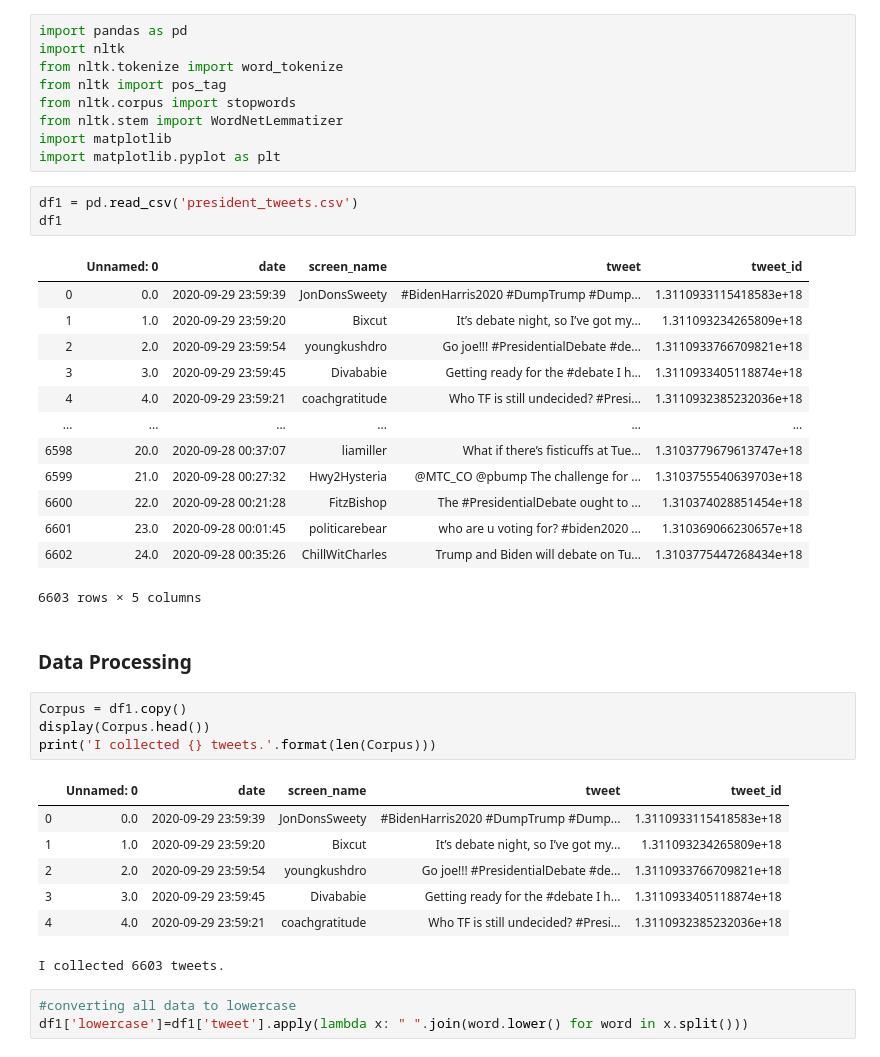
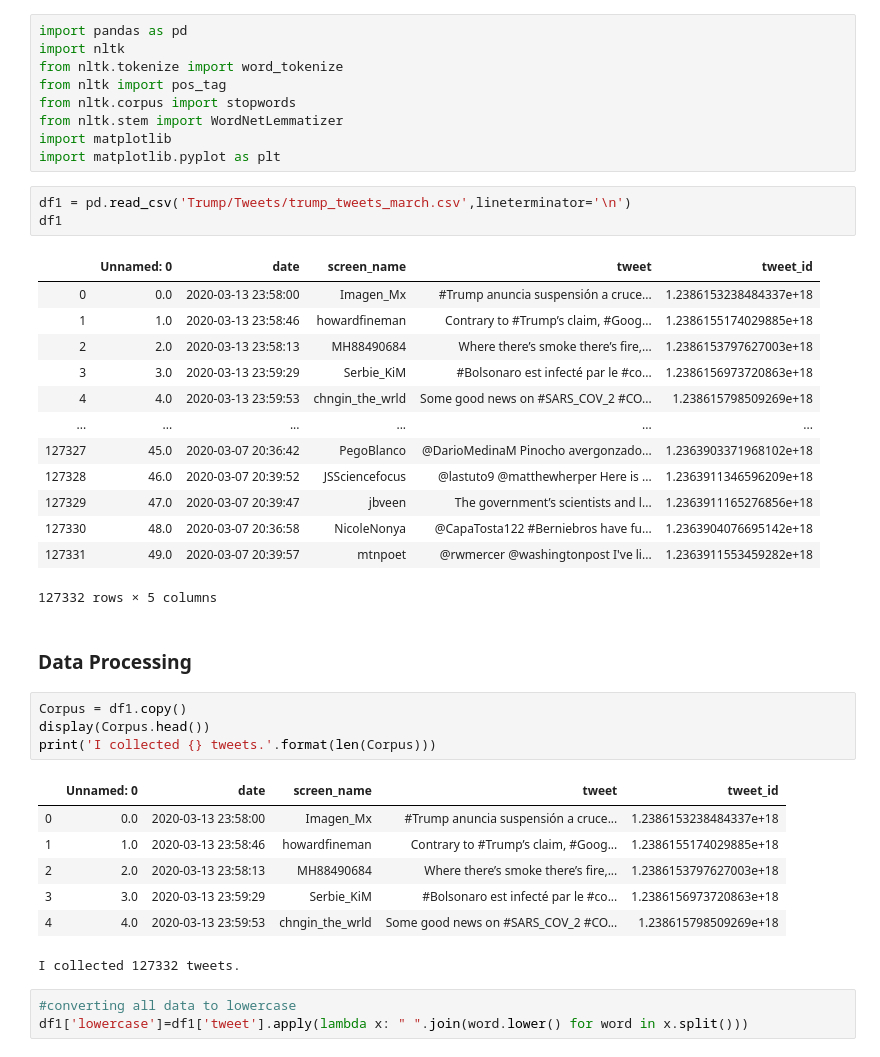
Before and after one commit to aparna-bhutani/TwitterScraper, a Jupyter notebook: TwitterScraper.ipynb, the cells around one changed output. Drawn from its saved outputs; the diff is of its cells as text.

```diff
--- a/TwitterScraper.ipynb
+++ b/TwitterScraper.ipynb
@@ -80,22 +81,22 @@ from nltk.stem import WordNetLemmatizer
 import matplotlib
 import matplotlib.pyplot as plt
 # %%
-df1 = pd.read_csv('president_tweets.csv')
+df1 = pd.read_csv('Trump/Tweets/trump_tweets_march.csv',lineterminator='\n')
 df1
 # %% [output]
 |  | Unnamed: 0 | date | screen_name | tweet | tweet_id |
-| 0 | 0.0 | 2020-09-29 23:59:39 | JonDonsSweety | #BidenHarris2020 #DumpTrump #Dump... | 1.3110933115418583e+18 |
-| 1 | 1.0 | 2020-09-29 23:59:20 | Bixcut | It’s debate night, so I’ve got my... | 1.311093234265809e+18 |
-| 2 | 2.0 | 2020-09-29 23:59:54 | youngkushdro | Go joe!!! #PresidentialDebate #de... | 1.3110933766709821e+18 |
-| 3 | 3.0 | 2020-09-29 23:59:45 | Divababie | Getting ready for the #debate I h... | 1.3110933405118874e+18 |
-| 4 | 4.0 | 2020-09-29 23:59:21 | coachgratitude | Who TF is still undecided? #Presi... | 1.3110932385232036e+18 |
+| 0 | 0.0 | 2020-03-13 23:58:00 | Imagen_Mx | #Trump anuncia suspensión a cruce... | 1.2386153238484337e+18 |
+| 1 | 1.0 | 2020-03-13 23:58:46 | howardfineman | Contrary to #Trump’s claim, #Goog... | 1.2386155174029885e+18 |
+| 2 | 2.0 | 2020-03-13 23:58:13 | MH88490684 | Where there’s smoke there’s fire,... | 1.2386153797627003e+18 |
+| 3 | 3.0 | 2020-03-13 23:59:29 | Serbie_KiM | #Bolsonaro est infecté par le #co... | 1.2386156973720863e+18 |
+| 4 | 4.0 | 2020-03-13 23:59:53 | chngin_the_wrld | Some good news on #SARS_COV_2 #CO... | 1.238615798509269e+18 |
 | ... | ... | ... | ... | ... | ... |
-| 6598 | 20.0 | 2020-09-28 00:37:07 | liamiller | What if there’s fisticuffs at Tue... | 1.3103779679613747e+18 |
-| 6599 | 21.0 | 2020-09-28 00:27:32 | Hwy2Hysteria | @MTC_CO @pbump The challenge for ... | 1.3103755540639703e+18 |
-| 6600 | 22.0 | 2020-09-28 00:21:28 | FitzBishop | The #PresidentialDebate ought to ... | 1.310374028851454e+18 |
-| 6601 | 23.0 | 2020-09-28 00:01:45 | politicarebear | who are u voting for? #biden2020 ... | 1.310369066230657e+18 |
-| 6602 | 24.0 | 2020-09-28 00:35:26 | ChillWitCharles | Trump and Biden will debate on Tu... | 1.3103775447268434e+18 |
+| 127327 | 45.0 | 2020-03-07 20:36:42 | PegoBlanco | @DarioMedinaM Pinocho avergonzado... | 1.2363903371968102e+18 |
+| 127328 | 46.0 | 2020-03-07 20:39:52 | JSSciencefocus | @lastuto9 @matthewherper Here is ... | 1.2363911346596209e+18 |
+| 127329 | 47.0 | 2020-03-07 20:39:47 | jbveen | The government’s scientists and l... | 1.2363911165276856e+18 |
+| 127330 | 48.0 | 2020-03-07 20:36:58 | NicoleNonya | @CapaTosta122 #Berniebros have fu... | 1.2363904076695142e+18 |
+| 127331 | 49.0 | 2020-03-07 20:39:57 | mtnpoet | @rwmercer @washingtonpost I've li... | 1.2363911553459282e+18 |
-6603 rows × 5 columns
+127332 rows × 5 columns
 # %% [markdown]
 ### Data Processing
 # %%
@@ -104,12 +105,12 @@ display(Corpus.head())
 print('I collected {} tweets.'.format(len(Corpus)))
 # %% [output]
 |  | Unnamed: 0 | date | screen_name | tweet | tweet_id |
-| 0 | 0.0 | 2020-09-29 23:59:39 | JonDonsSweety | #BidenHarris2020 #DumpTrump #Dump... | 1.3110933115418583e+18 |
-| 1 | 1.0 | 2020-09-29 23:59:20 | Bixcut | It’s debate night, so I’ve got my... | 1.311093234265809e+18 |
-| 2 | 2.0 | 2020-09-29 23:59:54 | youngkushdro | Go joe!!! #PresidentialDebate #de... | 1.3110933766709821e+18 |
-| 3 | 3.0 | 2020-09-29 23:59:45 | Divababie | Getting ready for the #debate I h... | 1.3110933405118874e+18 |
-| 4 | 4.0 | 2020-09-29 23:59:21 | coachgratitude | Who TF is still undecided? #Presi... | 1.3110932385232036e+18 |
+| 0 | 0.0 | 2020-03-13 23:58:00 | Imagen_Mx | #Trump anuncia suspensión a cruce... | 1.2386153238484337e+18 |
+| 1 | 1.0 | 2020-03-13 23:58:46 | howardfineman | Contrary to #Trump’s claim, #Goog... | 1.2386155174029885e+18 |
+| 2 | 2.0 | 2020-03-13 23:58:13 | MH88490684 | Where there’s smoke there’s fire,... | 1.2386153797627003e+18 |
+| 3 | 3.0 | 2020-03-13 23:59:29 | Serbie_KiM | #Bolsonaro est infecté par le #co... | 1.2386156973720863e+18 |
+| 4 | 4.0 | 2020-03-13 23:59:53 | chngin_the_wrld | Some good news on #SARS_COV_2 #CO... | 1.238615798509269e+18 |
-I collected 6603 tweets.
+I collected 127332 tweets.
 # %%
 #converting all data to lowercase
 df1['lowercase']=df1['tweet'].apply(lambda x: " ".join(word.lower() for word in x.split()))
```
Also changed, not shown: parts of 12 cells of this notebook, 14 other files.
